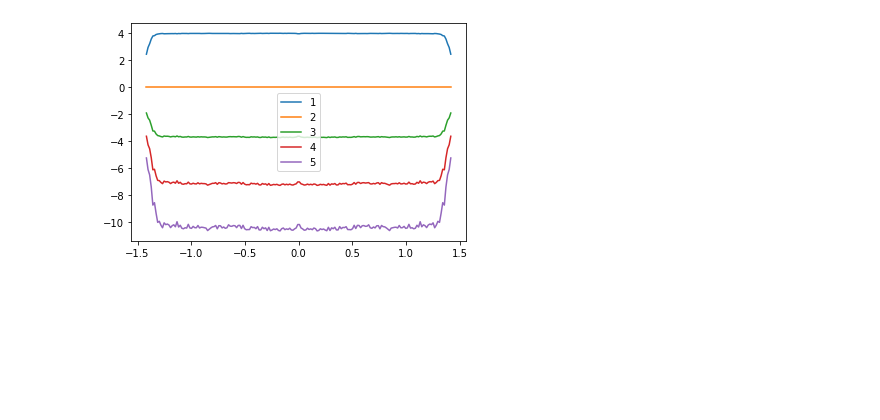
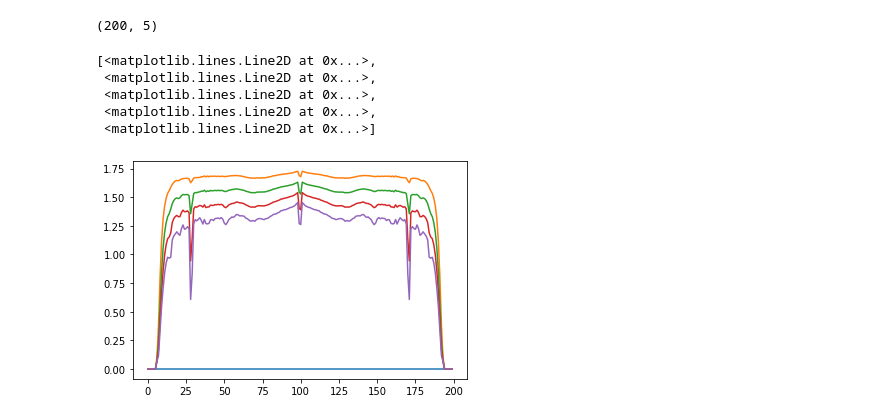
Before and after one commit to dpreuo/cx1_am_kit, a Jupyter notebook: state_scaling/analyse_participation_ratios.ipynb, the cells around one changed output. Saved outputs shown, nothing was run; the diff lists cells and outputs as text; code cells hidden in the pictures; blank space fills up the shorter version.

```diff
--- a/state_scaling/analyse_participation_ratios.ipynb
+++ b/state_scaling/analyse_participation_ratios.ipynb
@@ -52,7 +57,7 @@ pl.plot_edges(lattices[lattice_example_index])
 # %%
-averaged_participations = np.zeros([len(scales) ,bins, len(q_powers)])
+all_participations = np.zeros([n_files,len(scales) ,bins, len(q_powers)])
 
-for filename in os.listdir(results_location):
+for f_num,filename in enumerate(tqdm(file_names)):
 
     individual_participations = np.zeros([len(scales) ,bins, len(q_powers)])
     with open(results_location + filename, 'rb') as f:
@@ -77,10 +82,30 @@ for filename in os.listdir(results_location):
 
                 individual_participations[n,u] =  averaged_p
 
-    plt.plot(energy_centers,np.log(individual_participations[499,:,:]), label= [1,2,3,4,5])
-    plt.legend()
-    plt.show()
-
-    break
+    all_participations[f_num] = individual_participations
-# %% [output]
-[figure, removed]
+# %%
+all_participations[all_participations == 0] = np.nan
+averaged_participations = np.average(all_participations, axis = 0)
+# %%
+index = 100
+shown = 0
+gradients = np.zeros([bins, len(q_powers)])
+for index in range(bins):
+    for nq in range(len(q_powers)):
+        idx = np.isfinite(averaged_participations[:,index,nq])
+        if np.sum(idx)>1:
+            p = np.polyfit(np.log(scales[idx]), np.log(averaged_participations[idx,index,nq]) , 1)
+            gradients[index, nq] = p[0]
+
+print(gradients.shape)
+dq = -gradients[:,:]/(q_powers[:] - 0.99999)
+
+plt.plot(dq)
+# %% [output]
+(200, 5)
+[<matplotlib.lines.Line2D at 0x...>,
+ <matplotlib.lines.Line2D at 0x...>,
+ <matplotlib.lines.Line2D at 0x...>,
+ <matplotlib.lines.Line2D at 0x...>,
+ <matplotlib.lines.Line2D at 0x...>]
+[figure, added]
```
Also changed, not shown: parts of 3 cells of this notebook.
